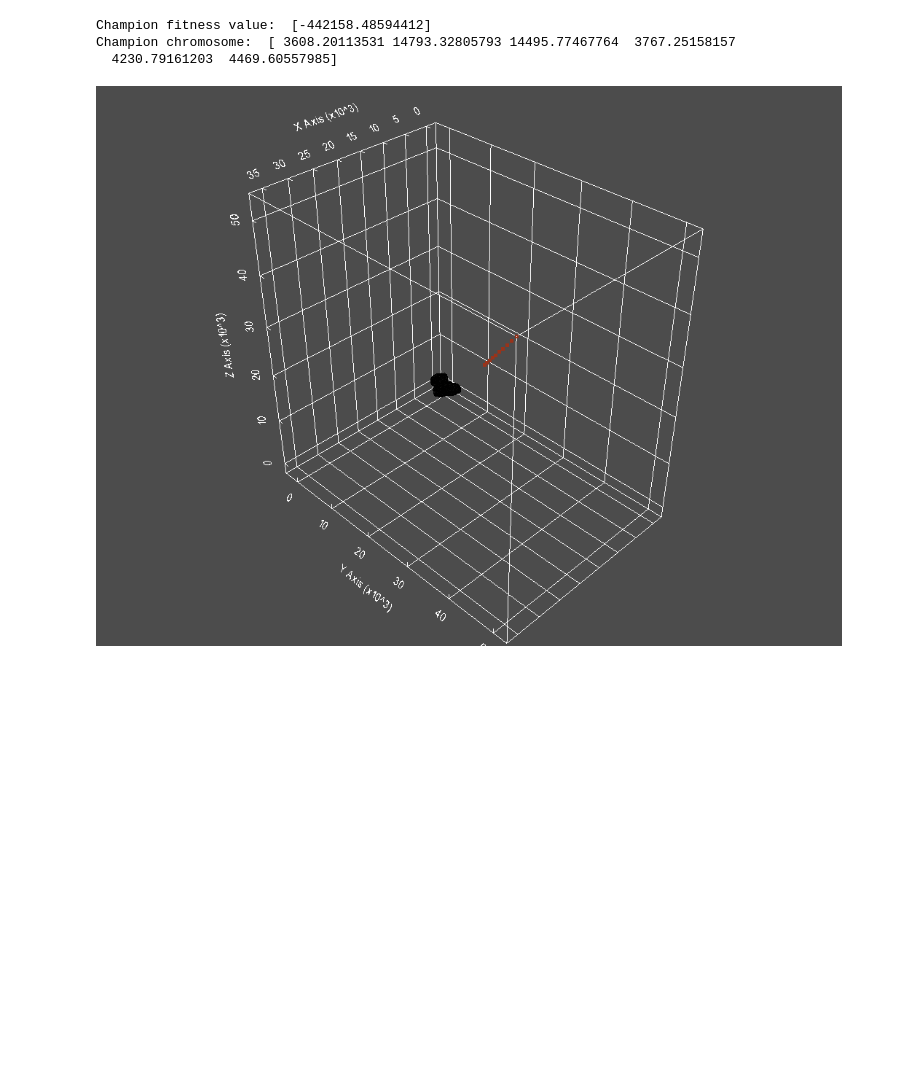
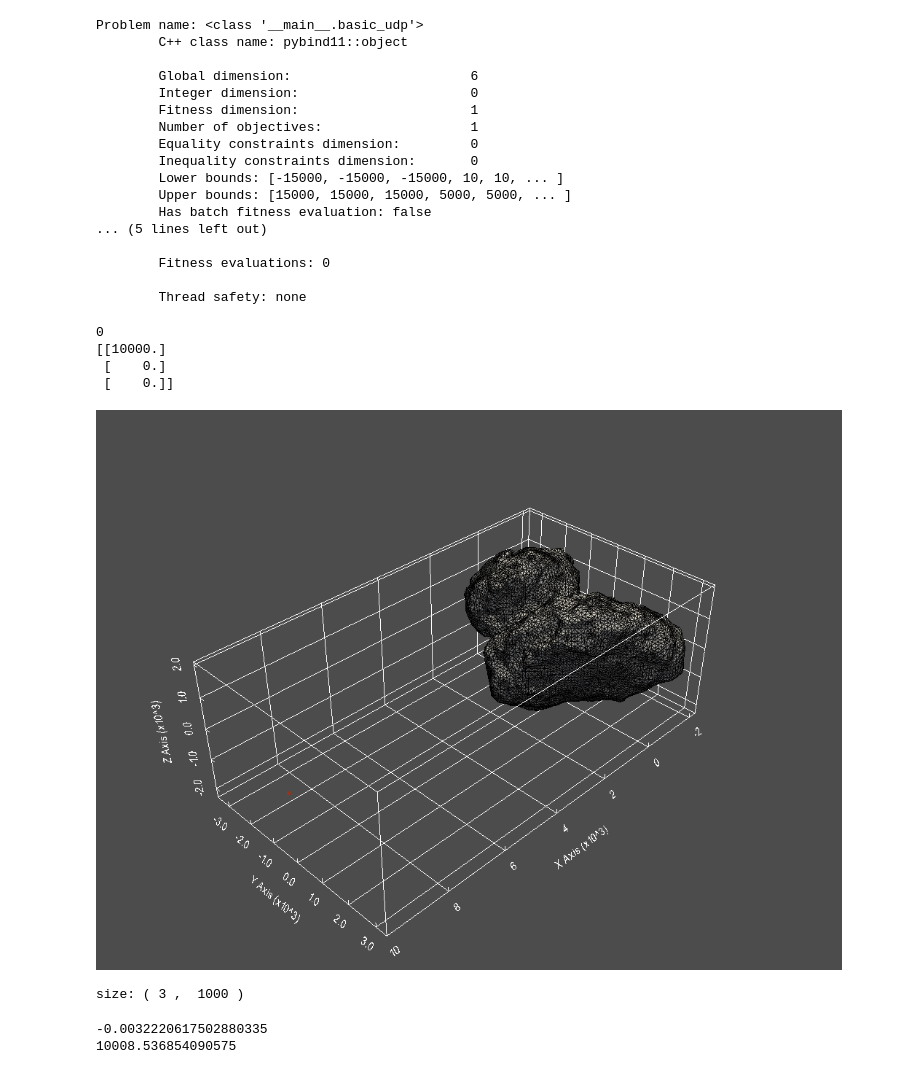
Before and after one commit to rasmusmarak/TOSS, a Jupyter notebook: Introductory Tests/UDP_basic.ipynb, the cells around one changed output. Drawn from its saved outputs; the diff is of its cells as text; code cells hidden in the pictures; blank space fills up the shorter version.

Commit message:
Introduced test case.

```diff
--- a/Introductory Tests/UDP_basic.ipynb
+++ b/Introductory Tests/UDP_basic.ipynb
@@ -31,10 +31,10 @@ class basic_udp:
 
         # Defining additional parameters
         self.density = 533           # https://sci.esa.int/web/rosetta/-/14615-comet-67p
-        self.target_altitude = 10    # In unit: [km]
-        self.t_end = 10              # Final time
+        self.target_altitude = 10000    # In unit: [m]
+        self.t_end = 100              # Final time
         self.t_0 = 0                 # Starting time
-        self.d_t = 1                 # Number of steps along orbit
+        self.d_t = 0.1                 # Number of steps along orbit
 
 
     def fitness(self,x):
@@ -114,6 +114,6 @@ class basic_udp:
 
         # Plotting trajectory
         trajectory_plot = pv.PolyData(np.transpose(r_store))
-        mesh_plot.add_mesh(trajectory_plot, color=[0.6, 0.2, 0.1])
+        mesh_plot.add_mesh(trajectory_plot, color=[0.6, 0.2, 0.1], style='surface')
 
         mesh_plot.show(jupyter_backend='static')
@@ -148,4 +120,16 @@ pop = algo.evolve(pop)
 # %%
+
+# Defining problem
+prob = pg.problem(basic_udp())
+print(prob)
+
+# Defining algorithm
+algo = pg.algorithm(pg.de(gen = 20))
+pop = pg.population(prob = basic_udp(), size = 10)
+
+# Optimization
+pop = algo.evolve(pop)
+
 # Logs for output
 uda = algo.extract(pg.de)
 uda.get_log()
@@ -162,7 +146,50 @@ fit_val, r_store, v_store = sol.compute_trajectory(x)
 # Plotting trajectory
 sol.plot_trajectory(r_store)
 # %% [output]
-Champion fitness value:  [-442158.48594412]
-Champion chromosome:  [ 3608.20113531 14793.32805793 14495.77467764  3767.25158157
-  4230.79161203  4469.60557985]
+Problem name: <class '__main__.basic_udp'>
+        C++ class name: pybind11::object
+
+        Global dimension:                       6
+        Integer dimension:                      0
+        Fitness dimension:                      1
+        Number of objectives:                   1
+        Equality constraints dimension:         0
+        Inequality constraints dimension:       0
+        Lower bounds: [-15000, -15000, -15000, 10, 10, ... ]
+        Upper bounds: [15000, 15000, 15000, 5000, 5000, ... ]
+        Has batch fitness evaluation: false
+... (5 lines left out)
+
+        Fitness evaluations: 0
+
+        Thread safety: none
-[figure, removed]
+# %%
+
+x = [10000, 0, 0, -100, 10, 1]
+
+test = basic_udp()
+
+# Computing optimized trajectory
+fit_val, r_store, v_store = test.compute_trajectory(x)
+
+print(fit_val)
+
+print(r_store)
+
+test.plot_trajectory(r_store)
+# %% [output]
+0
+[[10000.]
+ [    0.]
+ [    0.]]
+[figure, added]
+# %%
+print("size: (", len(r_store), ", ", len(r_store[0]), ")")
+# %% [output]
+size: ( 3 ,  1000 )
+# %%
+print(r_store.min())
+print(r_store.max())
+# %% [output]
+-0.0032220617502880335
+10008.536854090575
```
Also changed, not shown: parts of 3 cells of this notebook.
